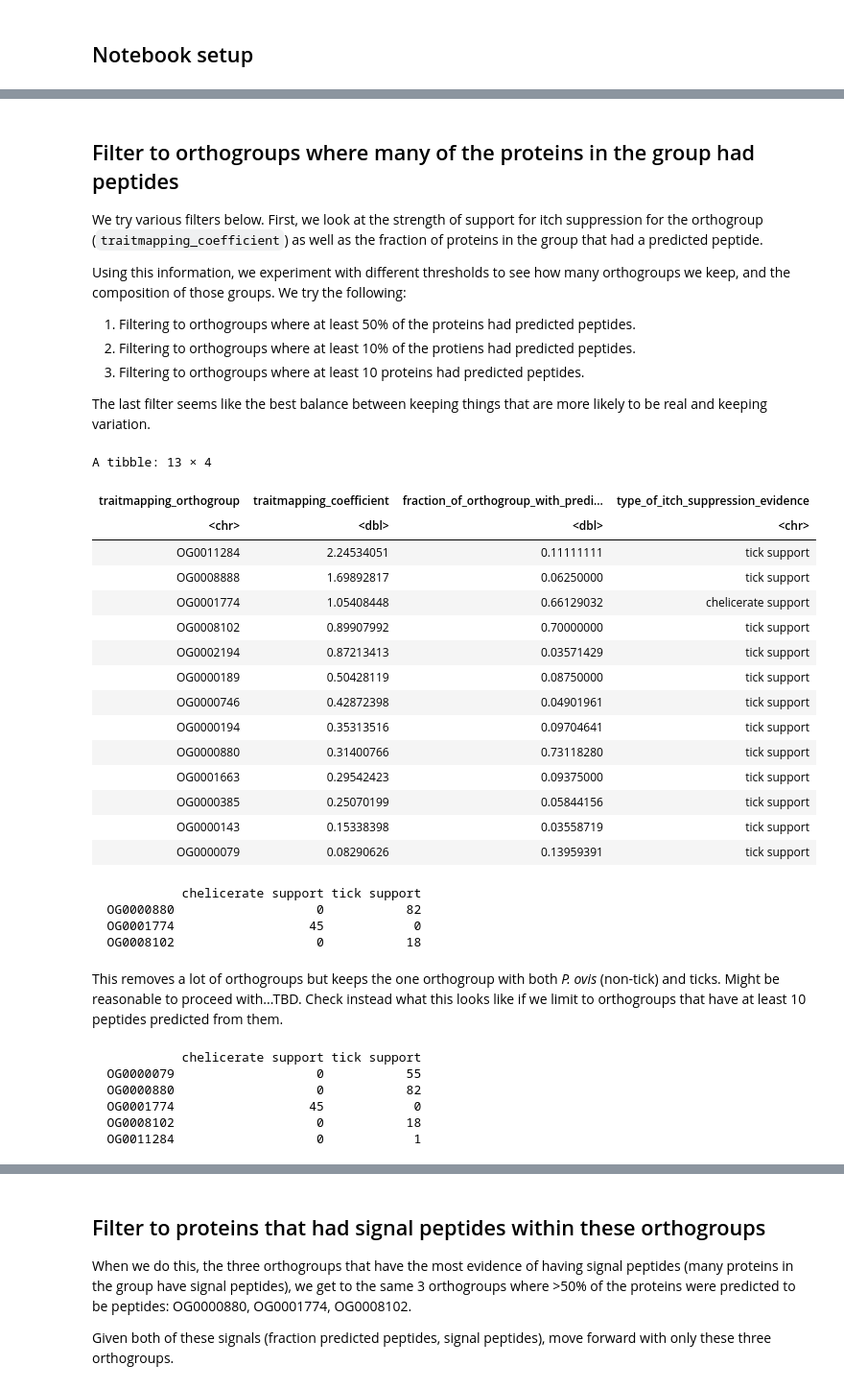
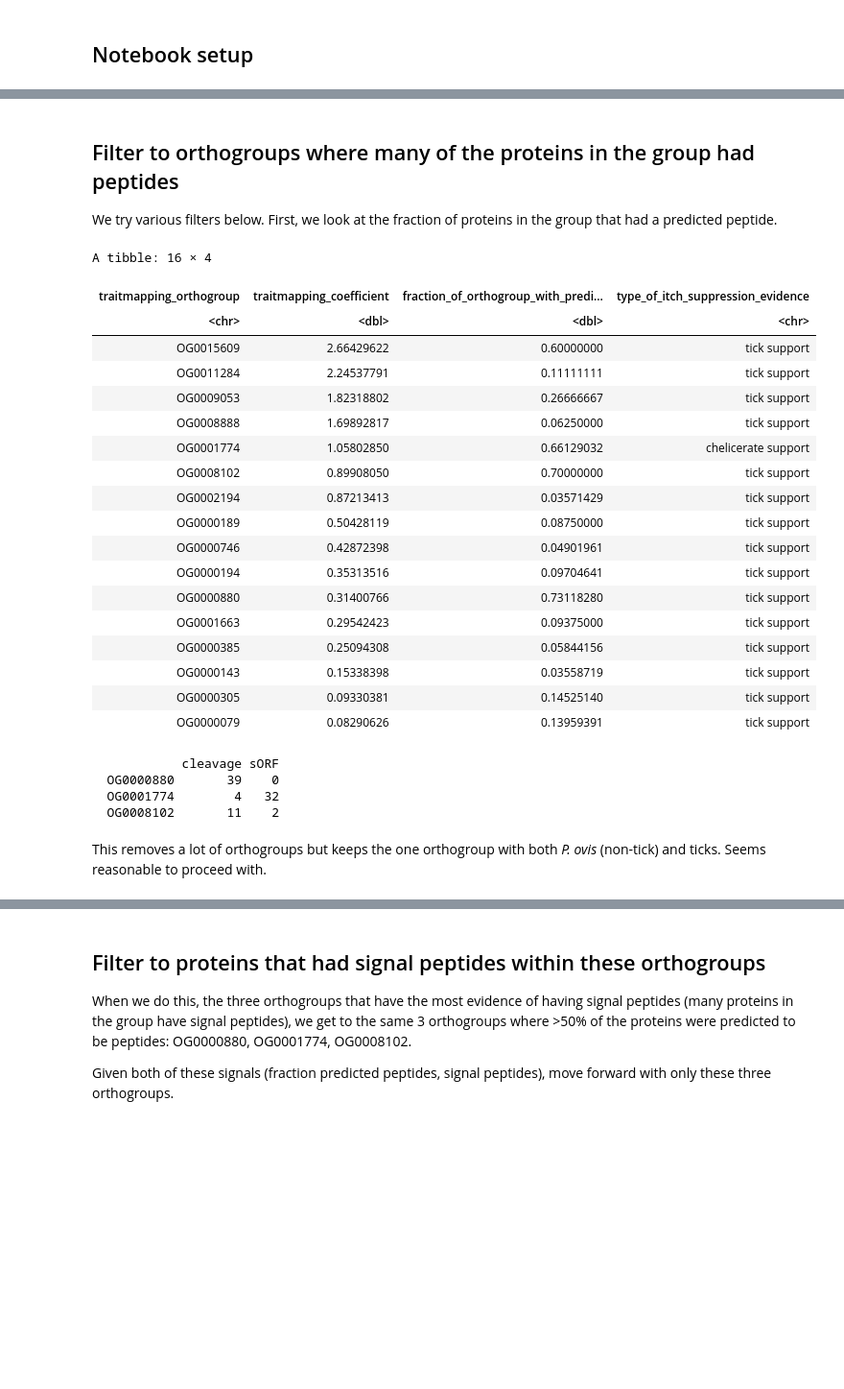
Before and after one commit to Arcadia-Science/2024-chelicerate-phylogenomics-peptides, a Jupyter notebook: notebooks/20241125-03-peptides-into-pools.ipynb, the cells around one changed output, grey strips where cells are left out. Shown: that part at 96% size. Drawn from its saved outputs; the diff is of its cells as text; code cells hidden in the pictures; blank space fills up the shorter version.

```diff
--- a/notebooks/20241125-03-peptides-into-pools.ipynb
+++ b/notebooks/20241125-03-peptides-into-pools.ipynb
@@ -48,37 +48,32 @@ setwd("..")
 ## Filter to orthogroups where many of the proteins in the group had peptides
 
 We try various filters below.
-First, we look at the strength of support for itch suppression for the orthogroup (`traitmapping_coefficient`) as well as the fraction of proteins in the group that had a predicted peptide.
-
-Using this information, we experiment with different thresholds to see how many orthogroups we keep, and the composition of those groups.
-We try the following:
-1. Filtering to orthogroups where at least 50% of the proteins had predicted peptides.
-2. Filtering to orthogroups where at least 10% of the protiens had predicted peptides.
-3. Filtering to orthogroups where at least 10 proteins had predicted peptides.
-
-The last filter seems like the best balance between keeping things that are more likely to be real and keeping variation.
+First, we look at the fraction of proteins in the group that had a predicted peptide.
 # %%
-predictions_support_summary <- read_tsv("outputs/notebooks/20240626_predictions_with_metadata.tsv", show_col_types = F) %>%
+predictions_support_summary <- read_tsv("outputs/notebooks/20241125_predictions_with_metadata.tsv", show_col_types = F) %>%
   select(traitmapping_orthogroup, traitmapping_coefficient, fraction_of_orthogroup_with_predicted_peptide, type_of_itch_suppression_evidence) %>%
   arrange(desc(traitmapping_coefficient)) %>%
   distinct()
 
 predictions_support_summary
 # %% [output]
-A tibble: 13 × 4
+A tibble: 16 × 4
 | traitmapping_orthogroup | traitmapping_coefficient | fraction_of_orthogroup_with_predi... | type_of_itch_suppression_evidence |
 | <chr> | <dbl> | <dbl> | <chr> |
-| OG0011284 | 2.24534051 | 0.11111111 | tick support |
+| OG0015609 | 2.66429622 | 0.60000000 | tick support |
+| OG0011284 | 2.24537791 | 0.11111111 | tick support |
+| OG0009053 | 1.82318802 | 0.26666667 | tick support |
 | OG0008888 | 1.69892817 | 0.06250000 | tick support |
-| OG0001774 | 1.05408448 | 0.66129032 | chelicerate support |
-| OG0008102 | 0.89907992 | 0.70000000 | tick support |
+| OG0001774 | 1.05802850 | 0.66129032 | chelicerate support |
+| OG0008102 | 0.89908050 | 0.70000000 | tick support |
 | OG0002194 | 0.87213413 | 0.03571429 | tick support |
 | OG0000189 | 0.50428119 | 0.08750000 | tick support |
 | OG0000746 | 0.42872398 | 0.04901961 | tick support |
 | OG0000194 | 0.35313516 | 0.09704641 | tick support |
 | OG0000880 | 0.31400766 | 0.73118280 | tick support |
 | OG0001663 | 0.29542423 | 0.09375000 | tick support |
-| OG0000385 | 0.25070199 | 0.05844156 | tick support |
+| OG0000385 | 0.25094308 | 0.05844156 | tick support |
 | OG0000143 | 0.15338398 | 0.03558719 | tick support |
+| OG0000305 | 0.09330381 | 0.14525140 | tick support |
 | OG0000079 | 0.08290626 | 0.13959391 | tick support |
 # %%
@@ -86,25 +81,11 @@ predictions <- read_tsv("outputs/notebooks/20240626_predictions_with_metadata.ts
   filter(fraction_of_orthogroup_with_predicted_peptide >= 0.5) %>%
   arrange(desc(traitmapping_coefficient))
 # %%
-table(predictions$traitmapping_orthogroup, predictions$type_of_itch_suppression_evidence)
+table(predictions$traitmapping_orthogroup, predictions$peptide_type)
 # %% [output]
-            chelicerate support tick support
-  OG0000880                   0           82
-  OG0001774                  45            0
-  OG0008102                   0           18
+            cleavage sORF
+  OG0000880       39    0
+  OG0001774        4   32
+  OG0008102       11    2
 # %% [markdown]
-This removes a lot of orthogroups but keeps the one orthogroup with both *P. ovis* (non-tick) and ticks. Might be reasonable to proceed with...TBD.
-Check instead what this looks like if we limit to orthogroups that have at least 10 peptides predicted from them.
+This removes a lot of orthogroups but keeps the one orthogroup with both *P. ovis* (non-tick) and ticks. Seems reasonable to proceed with.
-# %%
-predictions <- read_tsv("outputs/notebooks/20240626_predictions_with_metadata.tsv", show_col_types = F) %>%
-  filter(fraction_of_orthogroup_with_predicted_peptide >= 0.1) %>%
-  arrange(desc(traitmapping_coefficient))
-
-table(predictions$traitmapping_orthogroup, predictions$type_of_itch_suppression_evidence)
-# %% [output]
-            chelicerate support tick support
-  OG0000079                   0           55
-  OG0000880                   0           82
-  OG0001774                  45            0
-  OG0008102                   0           18
-  OG0011284                   0            1
```
Also changed, not shown: parts of 8 cells of this notebook, 1 other file.
